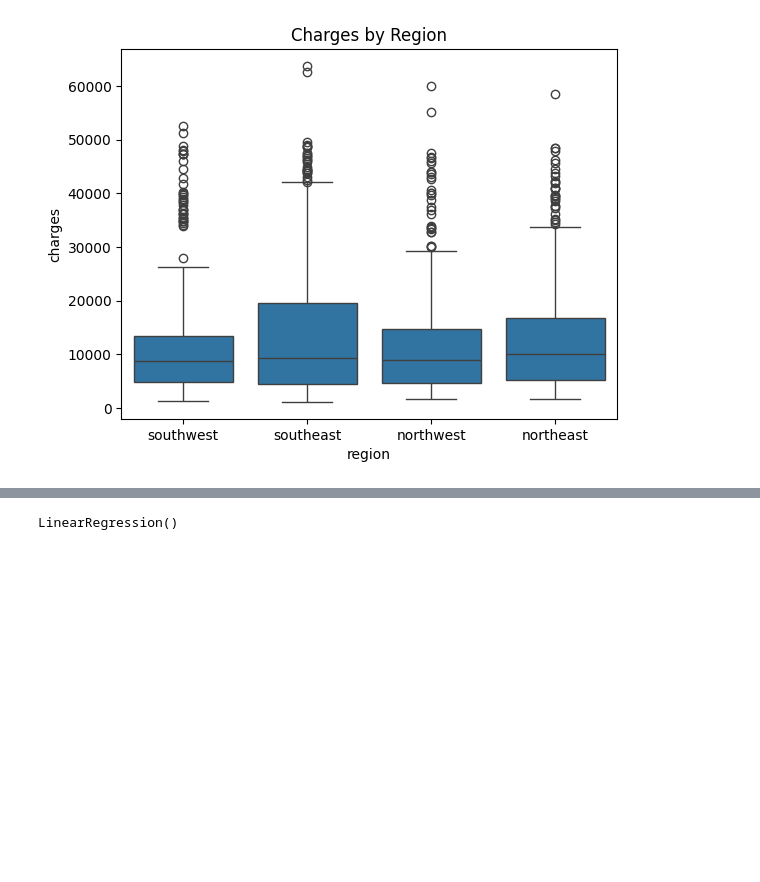
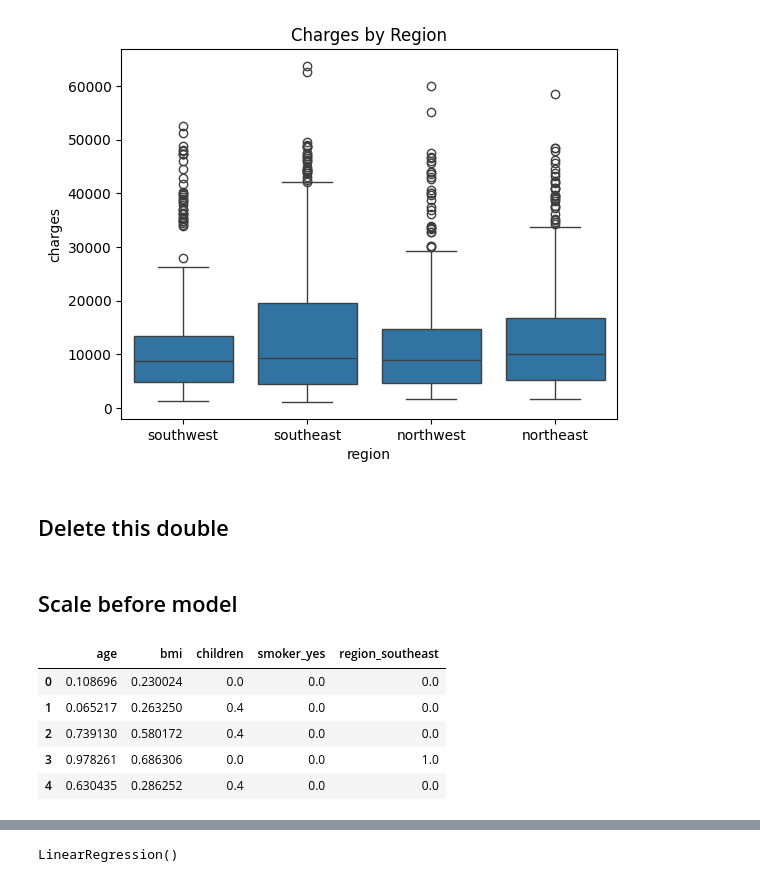
Before and after one commit to isabellegaldau/aaronmatthews4-linear-regression-project, a Jupyter notebook: src/explore.ipynb, the cells around one changed output, grey strips where cells are left out. Drawn from its saved outputs; the diff is of its cells as text; code cells hidden in the pictures; blank space fills up the shorter version.

```diff
--- a/src/explore.ipynb
+++ b/src/explore.ipynb
@@ -110,4 +122,6 @@ plt.show()
 [figure]
 [figure]
 [figure]
+# %% [markdown]
+## Delete this double
 # %%
@@ -123,3 +137,37 @@ y = data_encoded[target]
 
 # Split into training and testing sets
 X_train, X_test, y_train, y_test = train_test_split(X, y, test_size=0.2, random_state=42)
+# %% [markdown]
+## Scale before model
+# %%
+from sklearn.preprocessing import MinMaxScaler
+from sklearn.preprocessing import StandardScaler
+# Scale the features separately for training and testing sets
+scaler = MinMaxScaler()
+X_train_scaled = scaler.fit_transform(X_train)
+X_test_scaled = scaler.transform(X_test)
+
+
+from sklearn.feature_selection import SelectKBest, f_regression
+# Perform feature selection on the scaled training set
+selection_model = SelectKBest(f_regression, k=5)
+selection_model.fit(X_train_scaled, y_train)
+
+# Get the selected columns
+selected_columns = X.columns[selection_model.get_support()]
+
+# Transform the training and testing sets based on the selected features
+X_train_sel = pd.DataFrame(selection_model.transform(X_train_scaled), columns=selected_columns)
+X_test_sel = pd.DataFrame(selection_model.transform(X_test_scaled), columns=selected_columns)
+
+
+# Display the first few rows of the selected training set
+
+X_train_sel.head()
+# %% [output]
+|  | age | bmi | children | smoker_yes | region_southeast |
+| 0 | 0.108696 | 0.230024 | 0.0 | 0.0 | 0.0 |
+| 1 | 0.065217 | 0.263250 | 0.4 | 0.0 | 0.0 |
+| 2 | 0.739130 | 0.580172 | 0.4 | 0.0 | 0.0 |
+| 3 | 0.978261 | 0.686306 | 0.0 | 0.0 | 1.0 |
+| 4 | 0.630435 | 0.286252 | 0.4 | 0.0 | 0.0 |
```
Also changed, not shown: parts of 27 cells of this notebook, 2 other files.
